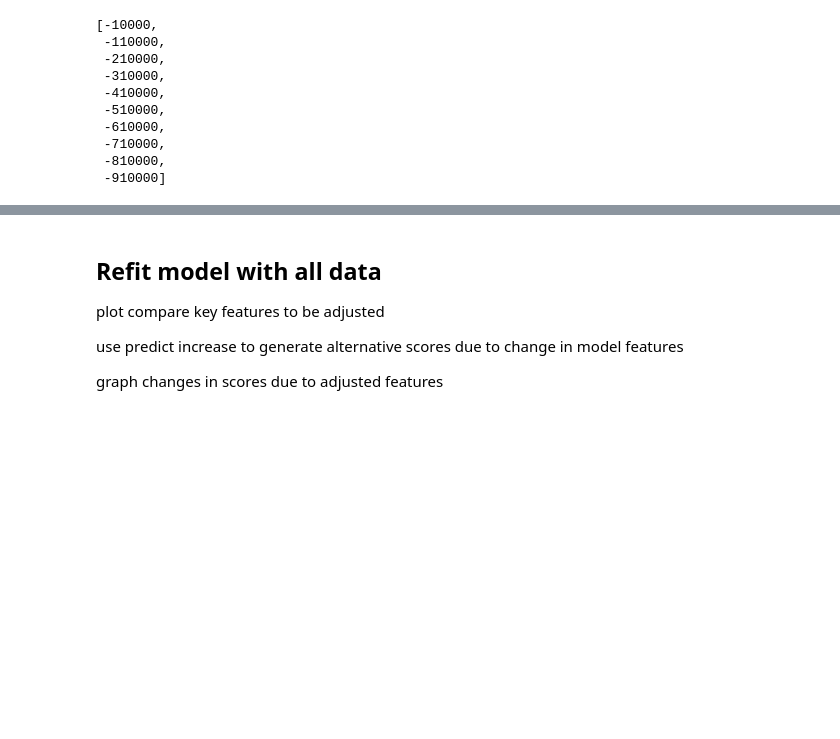
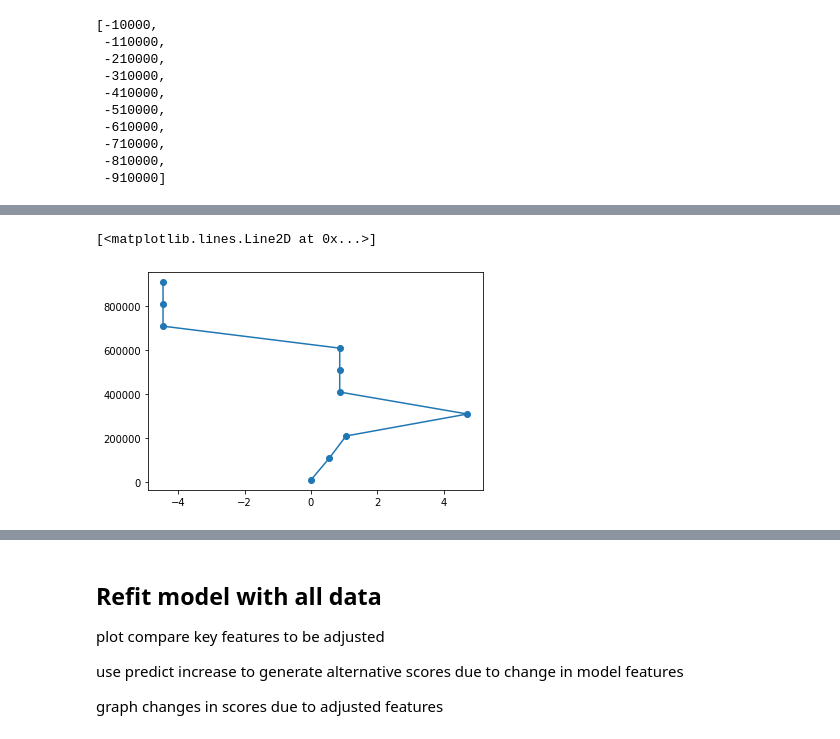
Before and after one commit to misterrustia/California_Testing_Analysis, a Jupyter notebook: notebooks/modeling/Modeling_1.ipynb, the cells around one changed output, grey strips where cells are left out. Cells and saved outputs as stored; diff of their text form; code cells hidden in the pictures; blank space fills up the shorter version.

```diff
--- a/notebooks/modeling/Modeling_1.ipynb
+++ b/notebooks/modeling/Modeling_1.ipynb
@@ -165,0 +293,22 @@ housing_neg
+# %%
+def predict_change( model,df,school,demographic,features, deltas):
+    """Isolate row of df and predict change in scores due to feature change"""
+    school=df[df['School_Name'].str.startswith(school)]
+    group = 'Demographic Name_'+demographic
+    row = school[school[group]==1]
+
+
+    row = row.drop(['Mean Scale Score', 'County_Name','District_Name', 'School_Name'],axis=1)
+    row = row.iloc[0].copy()
+    adj_school = row.copy()
+    adj_school = pd.DataFrame(adj_school)
+
+    for f,d in zip(features, deltas):
+        adj_school.loc[f] += d
+    return (model.predict(adj_school.values.reshape(1, -1)).item() - model.predict(row.values.reshape(1,-1)).item())
+# %%
+# negative
+score_deltas = [predict_change(model,df,
+                            'Jefferson High','Filipino',
+                            ['Avg_21'],[delta]) for delta in housing_delta]
+score_deltas
@@ -165,0 +326,5 @@ housing_neg
+# %%
+plt.plot(score_deltas,housing_delta, 'o-')
+# %% [output]
+[<matplotlib.lines.Line2D at 0x...>]
+[figure, added]
```
Also changed, not shown: parts of 34 cells of this notebook.
